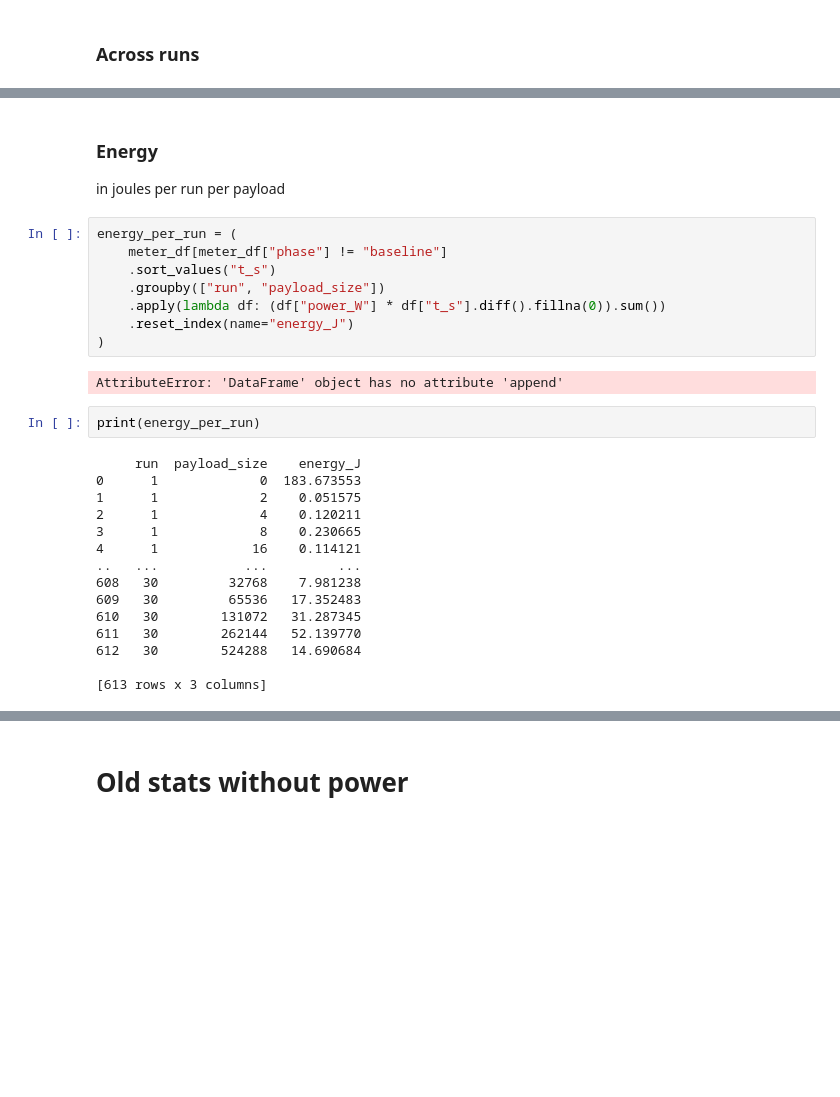
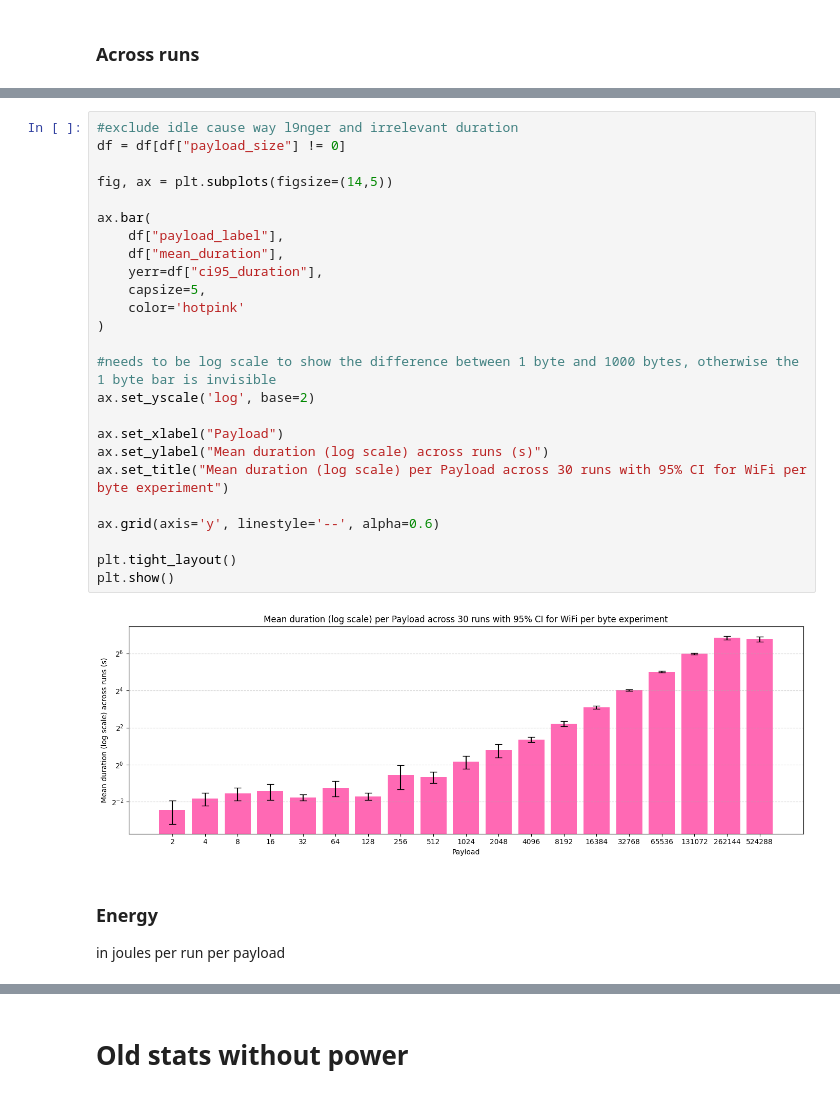
Before and after one commit to julianluca04/BTR, a Jupyter notebook: experiments/WiFi/experiment 2 (byte-for-byte)/visualization.ipynb, the cells around one changed output, grey strips where cells are left out. Cells and saved outputs as stored; diff of their text form; blank space fills up the shorter version.

```diff
--- a/experiments/WiFi/experiment 2 (byte-for-byte)/visualization.ipynb
+++ b/experiments/WiFi/experiment 2 (byte-for-byte)/visualization.ipynb
@@ -317,31 +439,31 @@ print(across_runs_stats)
+# %%
+#exclude idle cause way l9nger and irrelevant duration
+df = df[df["payload_size"] != 0]
+
+fig, ax = plt.subplots(figsize=(14,5))
+
+ax.bar(
+    df["payload_label"],
+    df["mean_duration"],
+    yerr=df["ci95_duration"],
+    capsize=5,
+    color='hotpink'
+)
+
+#needs to be log scale to show the difference between 1 byte and 1000 bytes, otherwise the 1 byte bar is invisible
+ax.set_yscale('log', base=2)
+
+ax.set_xlabel("Payload")
+ax.set_ylabel("Mean duration (log scale) across runs (s)")
+ax.set_title("Mean duration (log scale) per Payload across 30 runs with 95% CI for WiFi per byte experiment")
+
+ax.grid(axis='y', linestyle='--', alpha=0.6)
+
+plt.tight_layout()
+plt.show()
+# %% [output]
+[figure, added]
 # %% [markdown]
 ### Energy
 
 in joules per run per payload
-# %%
-energy_per_run = (
-    meter_df[meter_df["phase"] != "baseline"]
-    .sort_values("t_s")
-    .groupby(["run", "payload_size"])
-    .apply(lambda df: (df["power_W"] * df["t_s"].diff().fillna(0)).sum())
-    .reset_index(name="energy_J")
-)
-# %% [output]
-AttributeError: 'DataFrame' object has no attribute 'append'
-# %%
-print(energy_per_run)
-# %% [output]
-     run  payload_size    energy_J
-0      1             0  183.673553
-1      1             2    0.051575
-2      1             4    0.120211
-3      1             8    0.230665
-4      1            16    0.114121
-..   ...           ...         ...
-608   30         32768    7.981238
-609   30         65536   17.352483
-610   30        131072   31.287345
-611   30        262144   52.139770
-612   30        524288   14.690684
-
-[613 rows x 3 columns]
```
Also changed, not shown: parts of 23 cells of this notebook.
